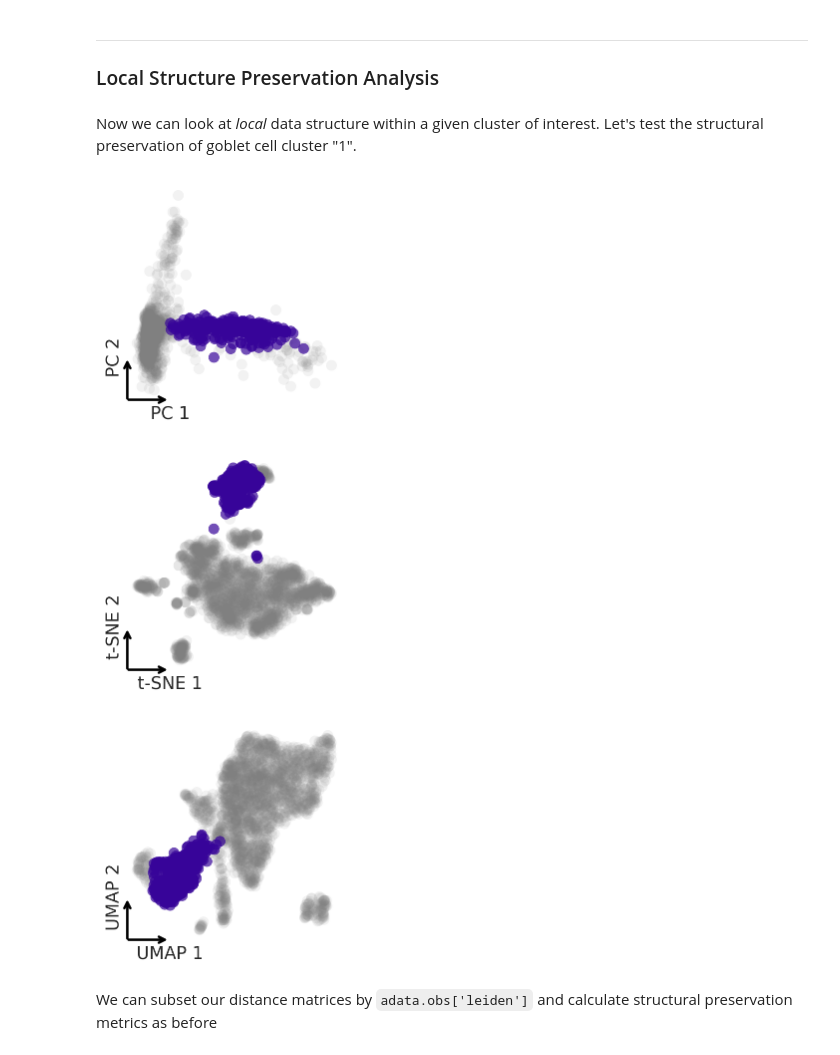
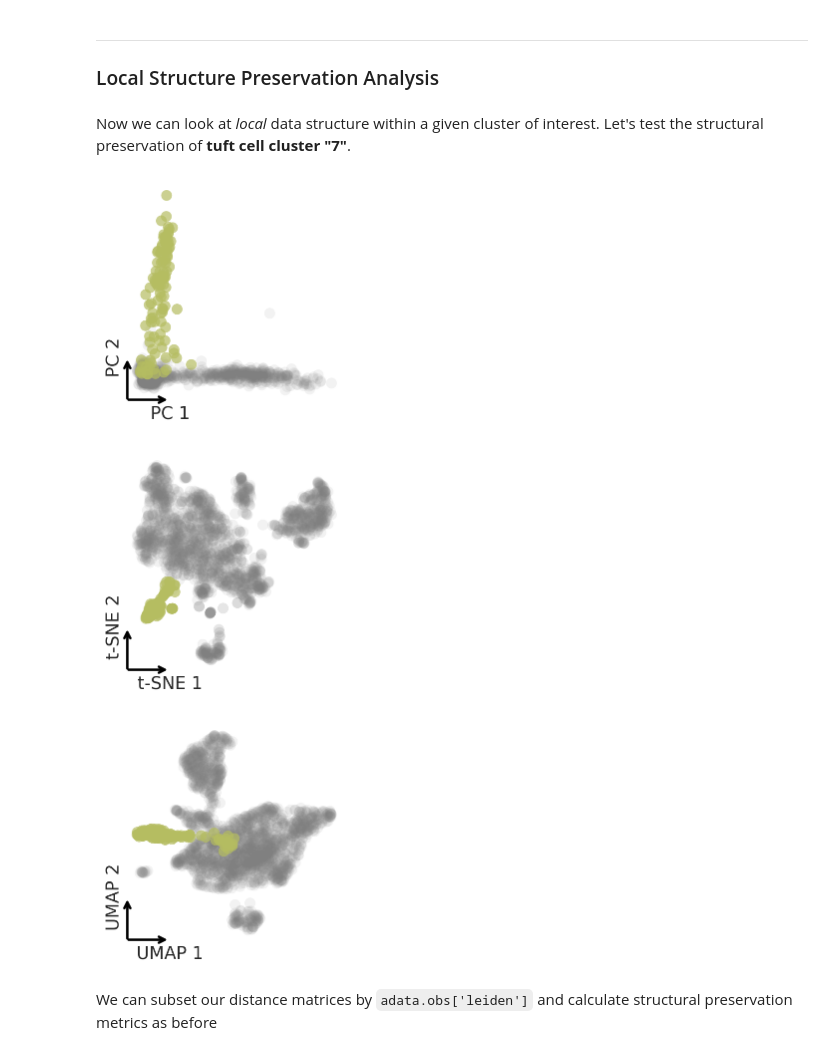
Before and after one commit to bobchen1701/STAR_Protocol, a Jupyter notebook: DR_analysis.ipynb, the cells around one changed output. Saved outputs shown, nothing was run; the diff lists cells and outputs as text; code cells hidden in the pictures.

```diff
--- a/DR_analysis.ipynb
+++ b/DR_analysis.ipynb
@@ -182,15 +178,15 @@ Knn Pres.: 97.5217
 ---
 ### Local Structure Preservation Analysis
 # %% [markdown]
-Now we can look at _local_ data structure within a given cluster of interest. Let's test the structural preservation of goblet cell cluster "1".
+Now we can look at _local_ data structure within a given cluster of interest. Let's test the structural preservation of __tuft cell cluster "7"__.
 # %%
-DR_plot(dim_name="PC", figsize=(3,3)).plot_IDs(adata=a, use_rep="X_pca", obs_col="leiden", IDs=["1"])
-DR_plot(dim_name="t-SNE", figsize=(3,3)).plot_IDs(adata=a, use_rep="X_tsne", obs_col="leiden", IDs=["1"])
-DR_plot(dim_name="UMAP", figsize=(3,3)).plot_IDs(adata=a, use_rep="X_umap", obs_col="leiden", IDs=["1"])
+DR_plot(dim_name="PC", figsize=(3,3)).plot_IDs(adata=a, use_rep="X_pca", obs_col="leiden", IDs=["7"], save_to="figures/pca_tuft.png")
+DR_plot(dim_name="t-SNE", figsize=(3,3)).plot_IDs(adata=a, use_rep="X_tsne", obs_col="leiden", IDs=["7"], save_to="figures/tsne_tuft.png")
+DR_plot(dim_name="UMAP", figsize=(3,3)).plot_IDs(adata=a, use_rep="X_umap", obs_col="leiden", IDs=["7"], save_to="figures/umap_tuft.png")
 # %% [output]
-[figure, old version]
+[figure, new version]
-[figure, old version]
+[figure, new version]
-[figure, old version]
+[figure, new version]
 # %% [markdown]
 We can subset our distance matrices by `adata.obs['leiden']` and calculate structural preservation metrics as before
 # %%
```
Also changed, not shown: parts of 26 cells of this notebook, 1 other file.
